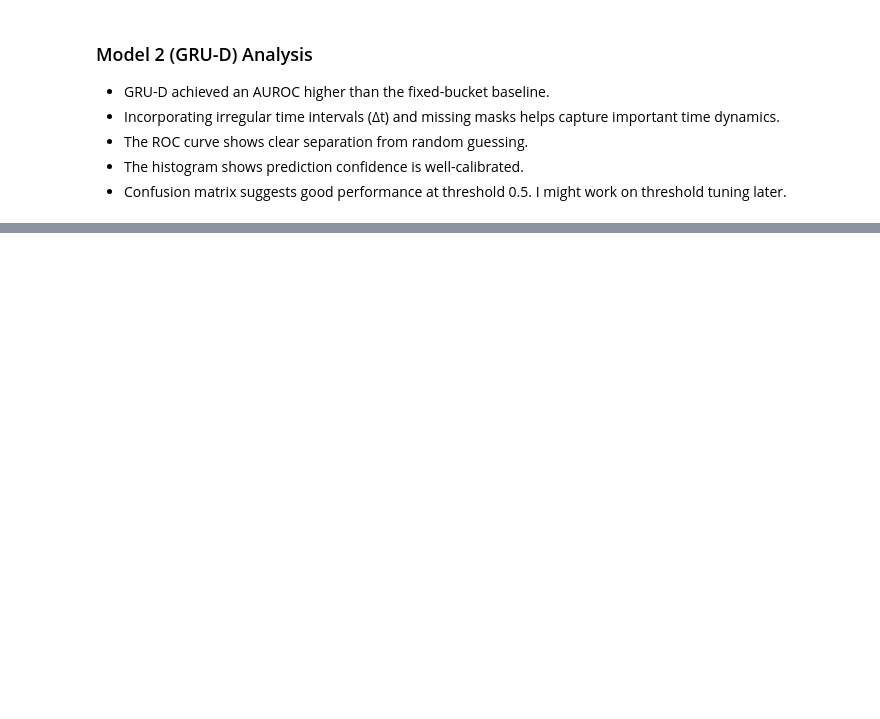
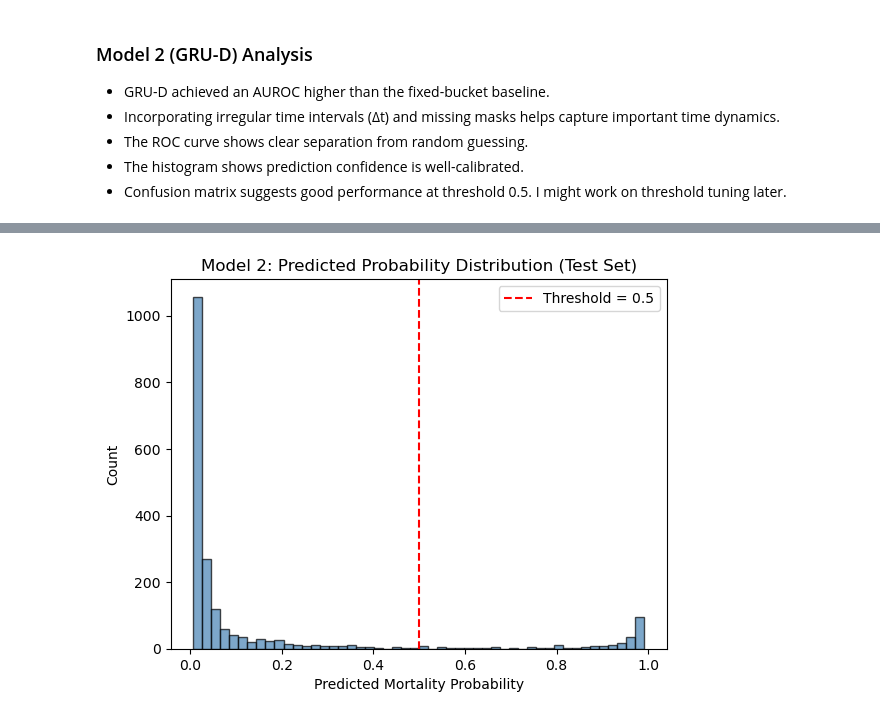
Before and after one commit to haojunzhuang/cs281a_final_proj, a Jupyter notebook: model2.ipynb, the cells around one changed output, grey strips where cells are left out. Drawn from its saved outputs; the diff is of its cells as text; code cells hidden in the pictures; blank space fills up the shorter version.

```diff
--- a/model2.ipynb
+++ b/model2.ipynb
@@ -199,0 +289,6 @@ plt.show()
+# %%
+X_train, X_test, y_train, y_test = train_test_split(
+    X, y, test_size=0.2, random_state=42, stratify=y
+)
+train_loader = DataLoader(ICUSequenceDataset(X_train, y_train), batch_size=64, shuffle=True)
+test_loader = DataLoader(ICUSequenceDataset(X_test, y_test), batch_size=64, shuffle=False)
@@ -199,0 +366,10 @@ plt.show()
+# %%
+plt.hist(all_preds, bins=50, alpha=0.7, color='steelblue', edgecolor='black')
+plt.axvline(0.5, color='red', linestyle='--', label='Threshold = 0.5')
+plt.title("Model 2: Predicted Probability Distribution (Test Set)")
+plt.xlabel("Predicted Mortality Probability")
+plt.ylabel("Count")
+plt.legend()
+plt.show()
+# %% [output]
+[figure, added]
```
Also changed, not shown: parts of 19 cells of this notebook, 1 other file.
